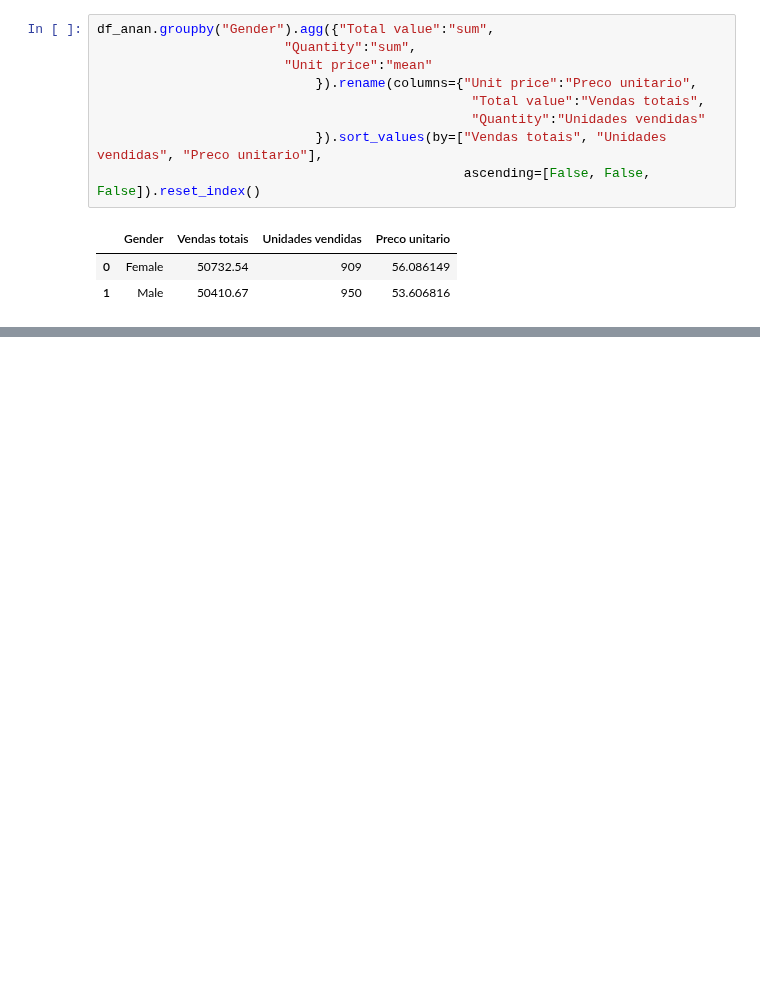
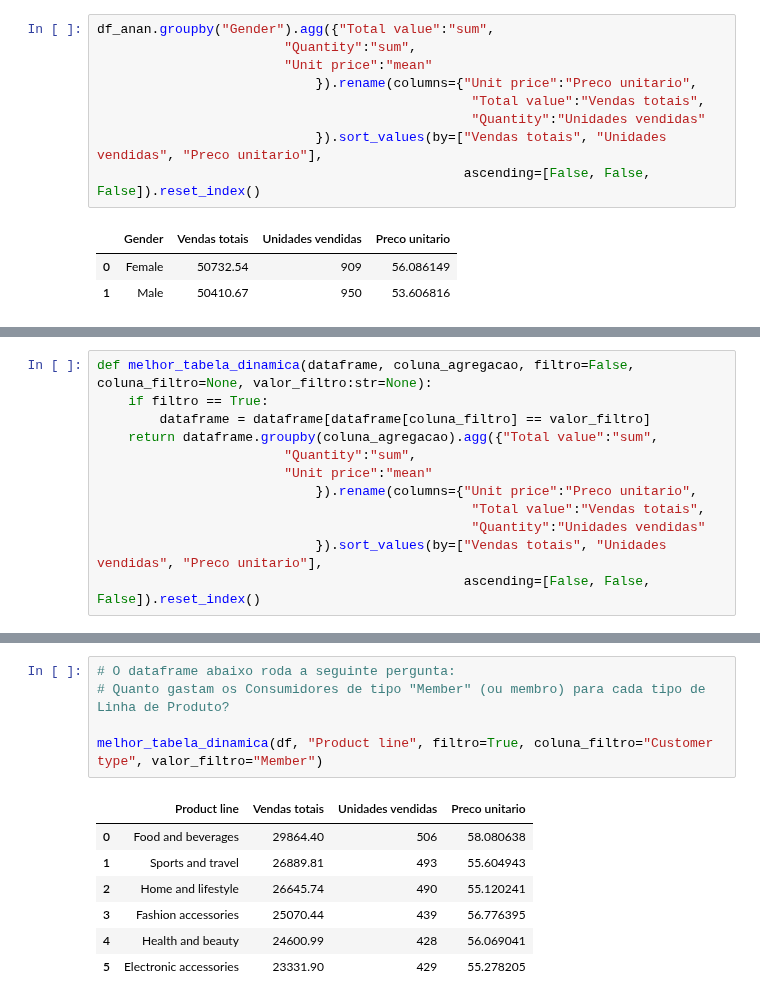
Before and after one commit to yagoandradelima/data-analysis-python, a Jupyter notebook: generic/code/smkt_sales.ipynb, the cells around one changed output, grey strips where cells are left out. Drawn from its saved outputs; the diff is of its cells as text; blank space fills up the shorter version.

```diff
--- a/generic/code/smkt_sales.ipynb
+++ b/generic/code/smkt_sales.ipynb
@@ -164,0 +195,12 @@ df_anan.groupby("Gender").agg({"Total value":"sum",
+# %%
+def melhor_tabela_dinamica(dataframe, coluna_agregacao, filtro=False, coluna_filtro=None, valor_filtro:str=None):
+    if filtro == True:
+        dataframe = dataframe[dataframe[coluna_filtro] == valor_filtro]
+    return dataframe.groupby(coluna_agregacao).agg({"Total value":"sum",
+                        "Quantity":"sum",
+                        "Unit price":"mean"
+                            }).rename(columns={"Unit price":"Preco unitario",
+                                                "Total value":"Vendas totais",
+                                                "Quantity":"Unidades vendidas"
+                            }).sort_values(by=["Vendas totais", "Unidades vendidas", "Preco unitario"],
+                                               ascending=[False, False, False]).reset_index()
@@ -164,0 +213,13 @@ df_anan.groupby("Gender").agg({"Total value":"sum",
+# %%
+# O dataframe abaixo roda a seguinte pergunta:
+# Quanto gastam os Consumidores de tipo "Member" (ou membro) para cada tipo de Linha de Produto?
+
+melhor_tabela_dinamica(df, "Product line", filtro=True, coluna_filtro="Customer type", valor_filtro="Member")
+# %% [output]
+|  | Product line | Vendas totais | Unidades vendidas | Preco unitario |
+| 0 | Food and beverages | 29864.40 | 506 | 58.080638 |
+| 1 | Sports and travel | 26889.81 | 493 | 55.604943 |
+| 2 | Home and lifestyle | 26645.74 | 490 | 55.120241 |
+| 3 | Fashion accessories | 25070.44 | 439 | 56.776395 |
+| 4 | Health and beauty | 24600.99 | 428 | 56.069041 |
+| 5 | Electronic accessories | 23331.90 | 429 | 55.278205 |
```
Also changed, not shown: parts of 5 cells of this notebook.
